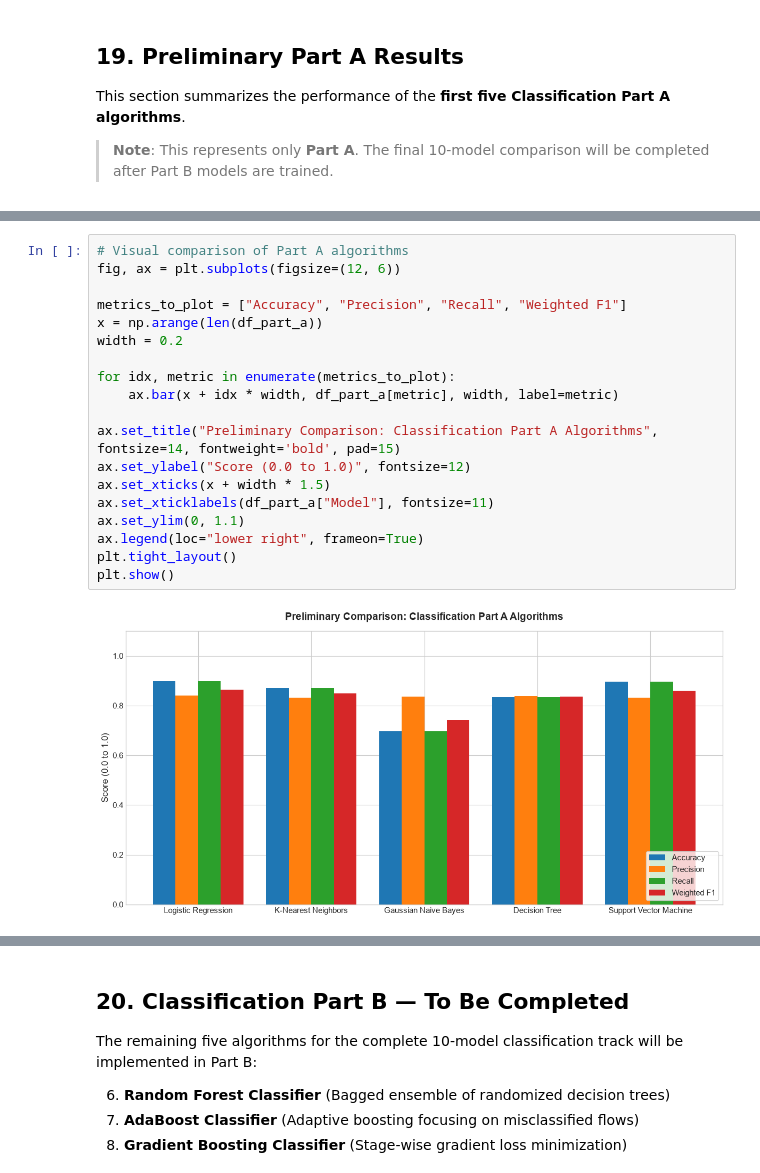
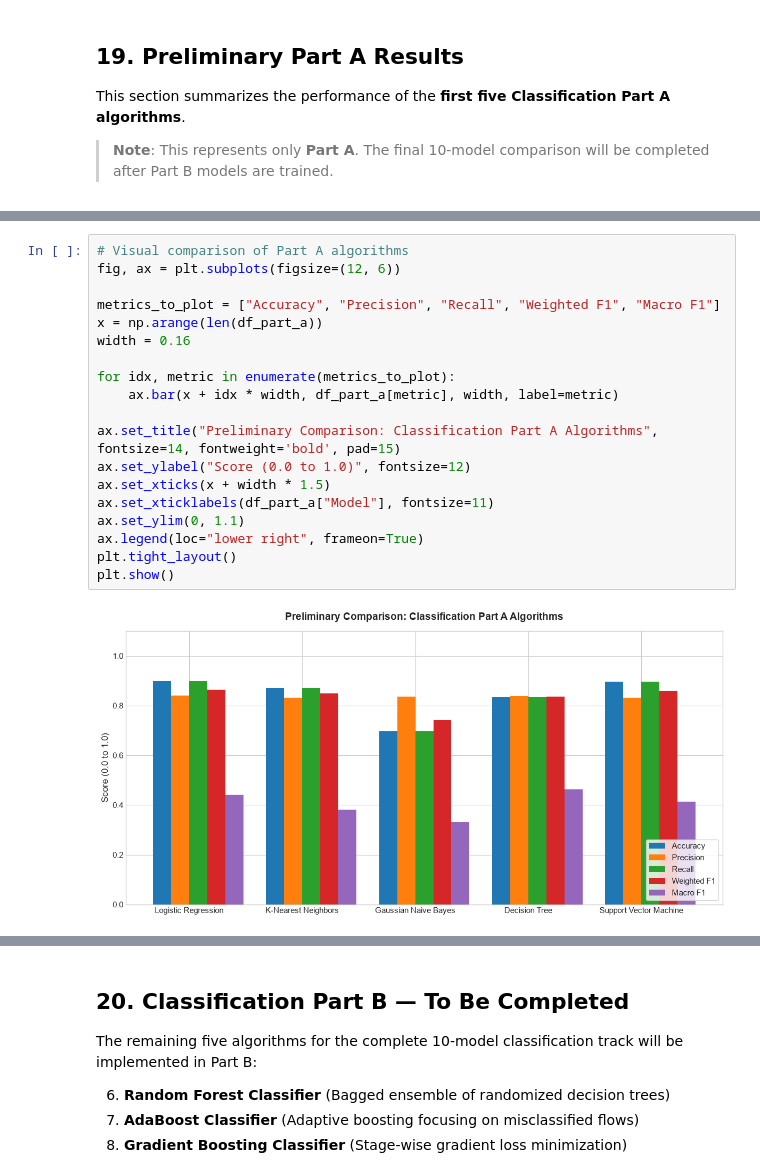
Before and after one commit to ajay9376/NetSentinel, a Jupyter notebook: notebooks/classification.ipynb, the cells around one changed output, grey strips where cells are left out. Cells and saved outputs as stored; diff of their text form.

Commit message:
feat(classification): add per-class classification reports and macro F1 analysis for minority threat detection

```diff
--- a/notebooks/classification.ipynb
+++ b/notebooks/classification.ipynb
@@ -782,23 +828,23 @@ display(df_part_a)
 # %%
 # Visual comparison of Part A algorithms
 fig, ax = plt.subplots(figsize=(12, 6))
 
-metrics_to_plot = ["Accuracy", "Precision", "Recall", "Weighted F1"]
+metrics_to_plot = ["Accuracy", "Precision", "Recall", "Weighted F1", "Macro F1"]
 x = np.arange(len(df_part_a))
-width = 0.2
+width = 0.16
 
 for idx, metric in enumerate(metrics_to_plot):
     ax.bar(x + idx * width, df_part_a[metric], width, label=metric)
 
 ax.set_title("Preliminary Comparison: Classification Part A Algorithms", fontsize=14, fontweight='bold', pad=15)
 ax.set_ylabel("Score (0.0 to 1.0)", fontsize=12)
 ax.set_xticks(x + width * 1.5)
 ax.set_xticklabels(df_part_a["Model"], fontsize=11)
 ax.set_ylim(0, 1.1)
 ax.legend(loc="lower right", frameon=True)
 plt.tight_layout()
 plt.show()
 # %% [output]
-[figure, old version]
+[figure, new version]
 # %% [markdown]
 ### Analytical Summary of Part A Findings:
```
Also changed, not shown: parts of 9 cells of this notebook.
